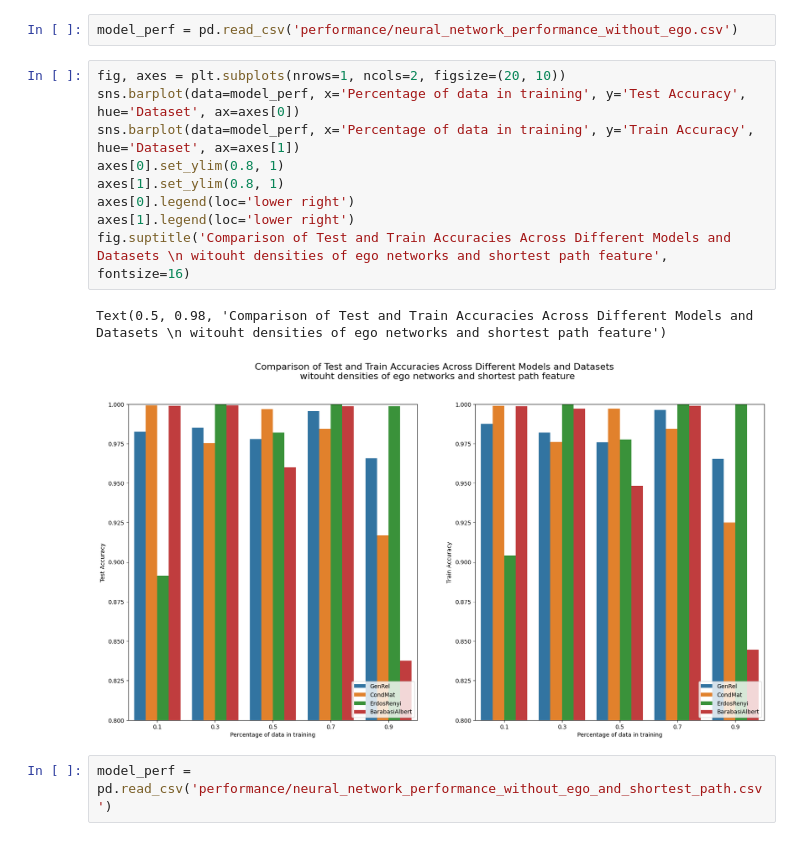
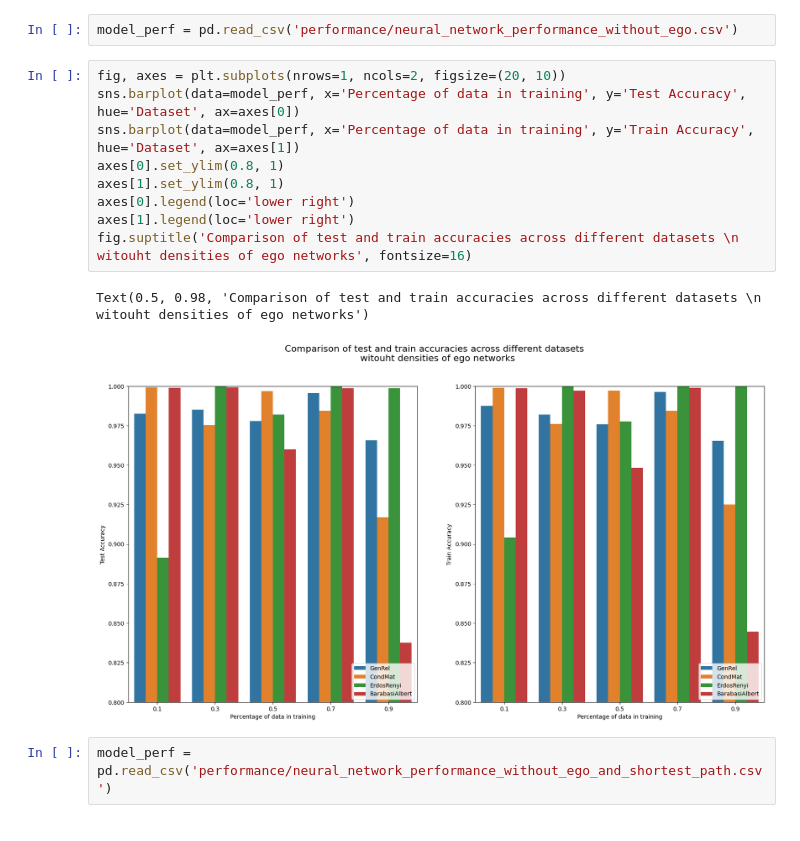
Before and after one commit to Stefan485/Link-prediction-in-social-networks, a Jupyter notebook: report.ipynb, the cells around one changed output. Saved outputs shown, nothing was run; the diff lists cells and outputs as text.

```diff
--- a/report.ipynb
+++ b/report.ipynb
@@ -215,15 +215,15 @@ model_perf = pd.read_csv('performance/neural_network_performance_without_ego.csv
 # %%
 fig, axes = plt.subplots(nrows=1, ncols=2, figsize=(20, 10))
 sns.barplot(data=model_perf, x='Percentage of data in training', y='Test Accuracy', hue='Dataset', ax=axes[0])
 sns.barplot(data=model_perf, x='Percentage of data in training', y='Train Accuracy', hue='Dataset', ax=axes[1])
 axes[0].set_ylim(0.8, 1)
 axes[1].set_ylim(0.8, 1)
 axes[0].legend(loc='lower right')
 axes[1].legend(loc='lower right')
-fig.suptitle('Comparison of Test and Train Accuracies Across Different Models and Datasets \n witouht densities of ego networks and shortest path feature', fontsize=16)
+fig.suptitle('Comparison of test and train accuracies across different datasets \n witouht densities of ego networks', fontsize=16)
 # %% [output]
-Text(0.5, 0.98, 'Comparison of Test and Train Accuracies Across Different Models and Datasets \n witouht densities of ego networks and shortest path feature')
+Text(0.5, 0.98, 'Comparison of test and train accuracies across different datasets \n witouht densities of ego networks')
-[figure, old version]
+[figure, new version]
 # %%
 model_perf = pd.read_csv('performance/neural_network_performance_without_ego_and_shortest_path.csv')
 # %%
```
Also changed, not shown: parts of 7 cells of this notebook, 1 other file.
